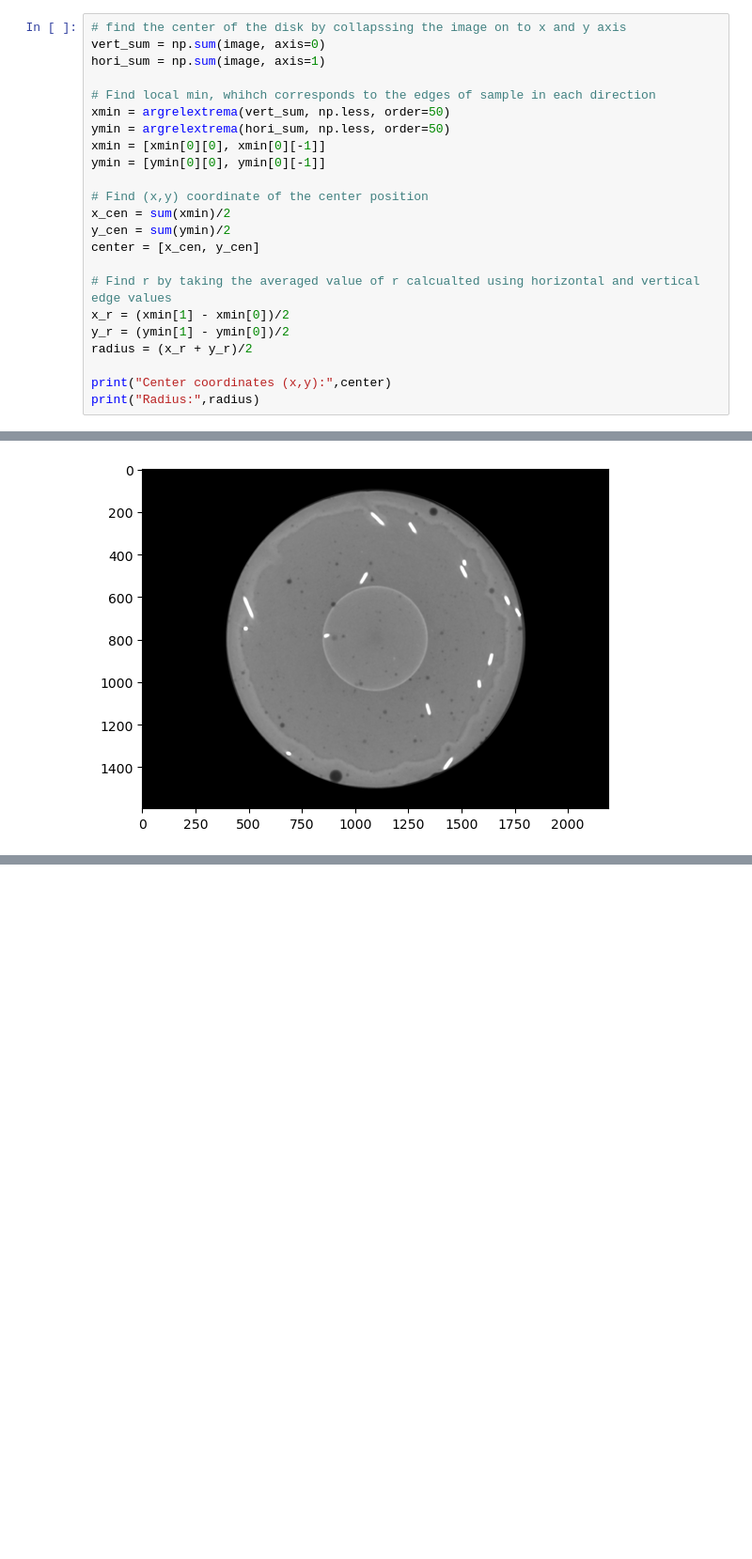
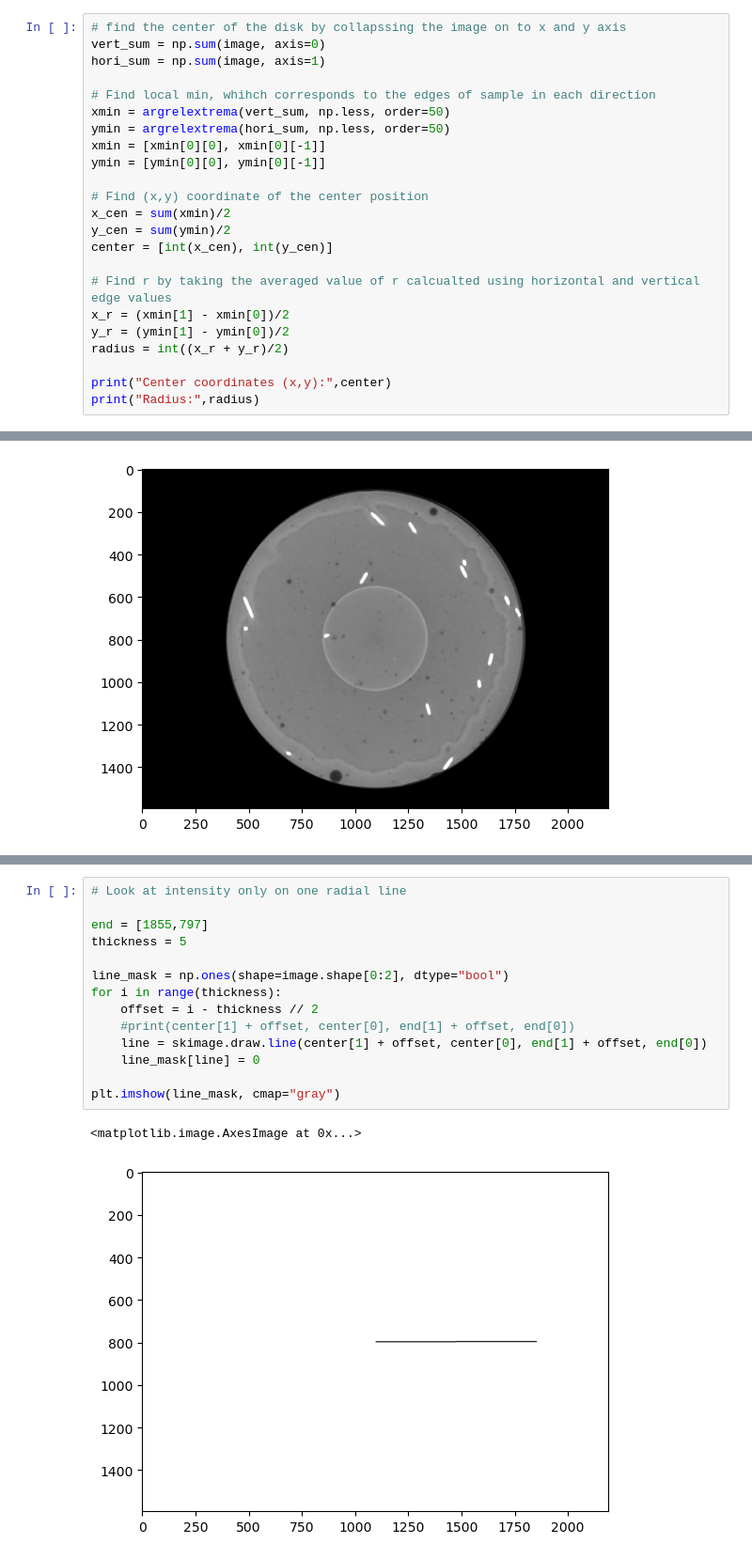
Before and after one commit to HelenChen86/tomography, a Jupyter notebook: radial_ave.ipynb, the cells around one changed output, grey strips where cells are left out. Shown at 94% size. Saved outputs shown, nothing was run; the diff lists cells and outputs as text; blank space fills up the shorter version.

Commit message:
Add radial line analysis - Looking at intensity variation on one narrow radial line

```diff
--- a/radial_ave.ipynb
+++ b/radial_ave.ipynb
@@ -38,12 +38,12 @@ ymin = [ymin[0][0], ymin[0][-1]]
 # Find (x,y) coordinate of the center position
 x_cen = sum(xmin)/2
 y_cen = sum(ymin)/2
-center = [x_cen, y_cen]
+center = [int(x_cen), int(y_cen)]
 
 # Find r by taking the averaged value of r calcualted using horizontal and vertical edge values
 x_r = (xmin[1] - xmin[0])/2
 y_r = (ymin[1] - ymin[0])/2
-radius = (x_r + y_r)/2
+radius = int((x_r + y_r)/2)
 
 print("Center coordinates (x,y):",center)
 print("Radius:",radius)
@@ -114 +116,18 @@ plt.plot(radii[0:-1], ave_intensity)
 [figure]
+# %%
+# Look at intensity only on one radial line
+
+end = [1855,797]
+thickness = 5
+
+line_mask = np.ones(shape=image.shape[0:2], dtype="bool")
+for i in range(thickness):
+    offset = i - thickness // 2
+    #print(center[1] + offset, center[0], end[1] + offset, end[0])
+    line = skimage.draw.line(center[1] + offset, center[0], end[1] + offset, end[0])
+    line_mask[line] = 0
+
+plt.imshow(line_mask, cmap="gray")
+# %% [output]
+<matplotlib.image.AxesImage at 0x...>
+[figure, added]
```
Also changed, not shown: parts of 4 cells of this notebook.
